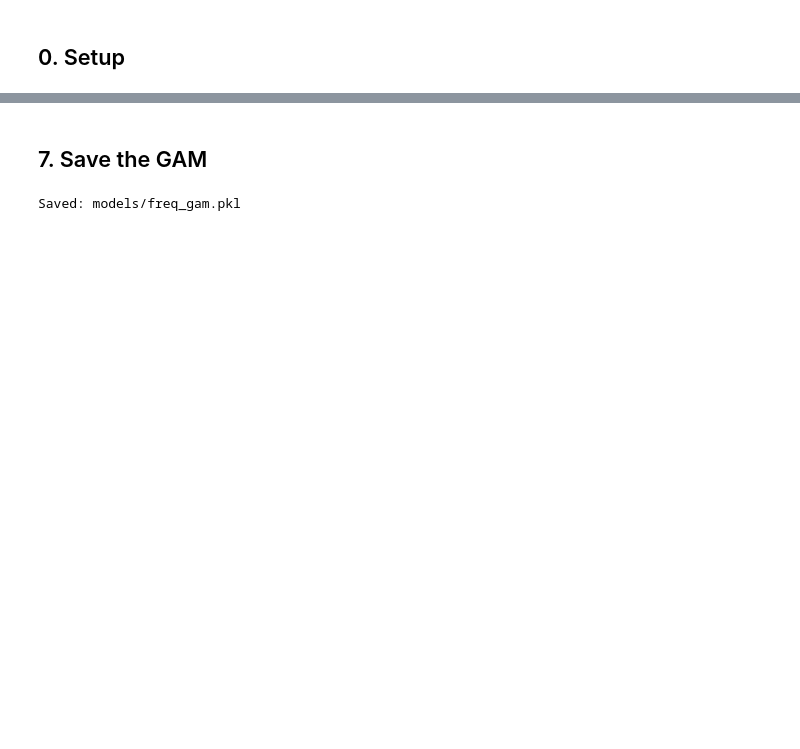
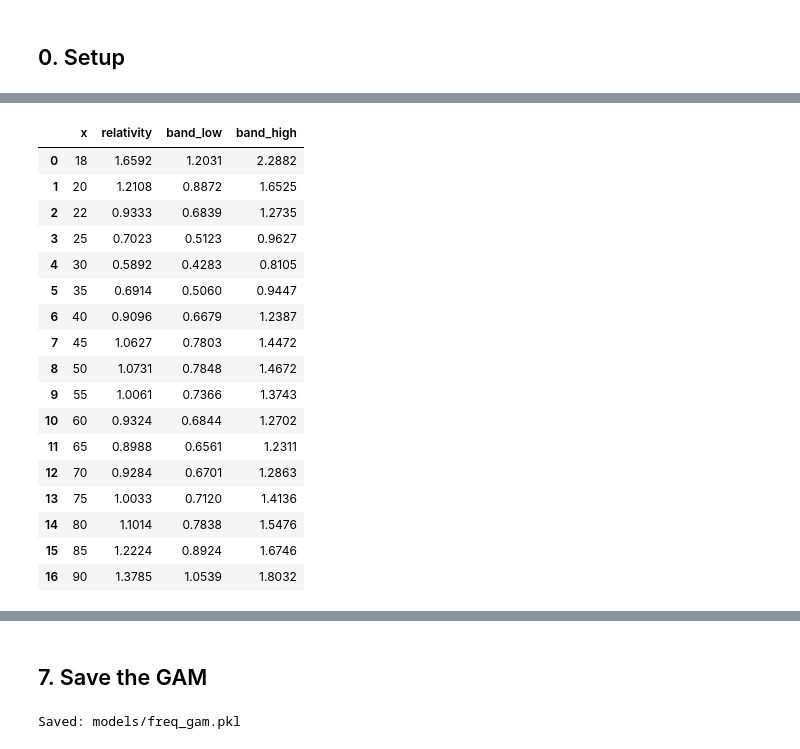
Before and after one commit to ldongmon/COMPLETE-AUTO-PRICING-GLM_GAM, a Jupyter notebook: notebooks/05_frequency_model_gam.ipynb, the cells around one changed output, grey strips where cells are left out. Saved outputs shown, nothing was run; the diff lists cells and outputs as text; code cells hidden in the pictures; blank space fills up the shorter version.

```diff
--- a/notebooks/05_frequency_model_gam.ipynb
+++ b/notebooks/05_frequency_model_gam.ipynb
@@ -286,0 +43,35 @@ to re-bin `DrivAge` and `VehAge` in an improved GLM, which is what Phase 7 does.
+# %%
+import sys  # access to Python's module search path
+import time  # to measure the fitting time
+import warnings  # to hide harmless warnings
+from pathlib import Path  # file paths
+
+import joblib  # saves and loads Python objects
+import matplotlib.pyplot as plt  # charts
+import numpy as np  # maths
+import pandas as pd  # tables
+import statsmodels.api as sm  # GLM library
+
+warnings.filterwarnings("ignore")  # pygam prints harmless numerical warnings during the fit
+
+PROJECT_ROOT = Path.cwd().parent if Path.cwd().name == "notebooks" else Path.cwd()  # project root
+sys.path.insert(0, str(PROJECT_ROOT))  # make the project's code importable
+
+from src.features.pipeline import get_exposure_offset, get_frequency_target  # target and offset
+from src.models.frequency_gam import (  # the GAM functions
+    ALL_GAM_COLS,  # the GAM's columns, in order
+    GAMFeatureBuilder,  # prepares the table for the GAM
+    fit_poisson_gam_with_fallback,  # fits the GAM on the largest sub-sample memory allows
+    gam_relativity_curve,  # reads a GAM curve at chosen values
+)
+from src.models.glm_diagnostics import actual_vs_predicted_by_decile, out_of_sample_pseudo_r2  # model checks
+from src.models.model_comparison import gini_coefficient, lorenz_curve_data, plot_lorenz_curves  # ranking quality
+
+pd.set_option("display.max_columns", 20)  # show up to 20 columns
+pd.set_option("display.float_format", lambda x: f"{x:,.4f}")  # print numbers as 1,234.5678
+
+train_df = pd.read_parquet(PROJECT_ROOT / "data" / "processed" / "train.parquet")  # train set
+val_df = pd.read_parquet(PROJECT_ROOT / "data" / "processed" / "val.parquet")  # validation set
+encoder = joblib.load(PROJECT_ROOT / "models" / "feature_encoder.joblib")  # Phase 3 encoder
+freq_glm = joblib.load(PROJECT_ROOT / "models" / "freq_glm.pkl")  # Phase 4 GLM, reused as it is
+print(f"Train: {len(train_df):,} policies | Validation: {len(val_df):,} policies")
@@ -286,0 +228,23 @@ to re-bin `DrivAge` and `VehAge` in an improved GLM, which is what Phase 7 does.
+# %%
+ages = [18, 20, 22, 25, 30, 35, 40, 45, 50, 55, 60, 65, 70, 75, 80, 85, 90]  # points where we read the curve
+drivage_curve = gam_relativity_curve(gam, term_index=0, x_values=ages)  # GAM relativity at each age
+drivage_curve
+# %% [output]
+|  | x | relativity | band_low | band_high |
+| 0 | 18 | 1.6592 | 1.2031 | 2.2882 |
+| 1 | 20 | 1.2108 | 0.8872 | 1.6525 |
+| 2 | 22 | 0.9333 | 0.6839 | 1.2735 |
+| 3 | 25 | 0.7023 | 0.5123 | 0.9627 |
+| 4 | 30 | 0.5892 | 0.4283 | 0.8105 |
+| 5 | 35 | 0.6914 | 0.5060 | 0.9447 |
+| 6 | 40 | 0.9096 | 0.6679 | 1.2387 |
+| 7 | 45 | 1.0627 | 0.7803 | 1.4472 |
+| 8 | 50 | 1.0731 | 0.7848 | 1.4672 |
+| 9 | 55 | 1.0061 | 0.7366 | 1.3743 |
+| 10 | 60 | 0.9324 | 0.6844 | 1.2702 |
+| 11 | 65 | 0.8988 | 0.6561 | 1.2311 |
+| 12 | 70 | 0.9284 | 0.6701 | 1.2863 |
+| 13 | 75 | 1.0033 | 0.7120 | 1.4136 |
+| 14 | 80 | 1.1014 | 0.7838 | 1.5476 |
+| 15 | 85 | 1.2224 | 0.8924 | 1.6746 |
+| 16 | 90 | 1.3785 | 1.0539 | 1.8032 |
```
Also changed, not shown: parts of 44 cells of this notebook, 50 other files.
